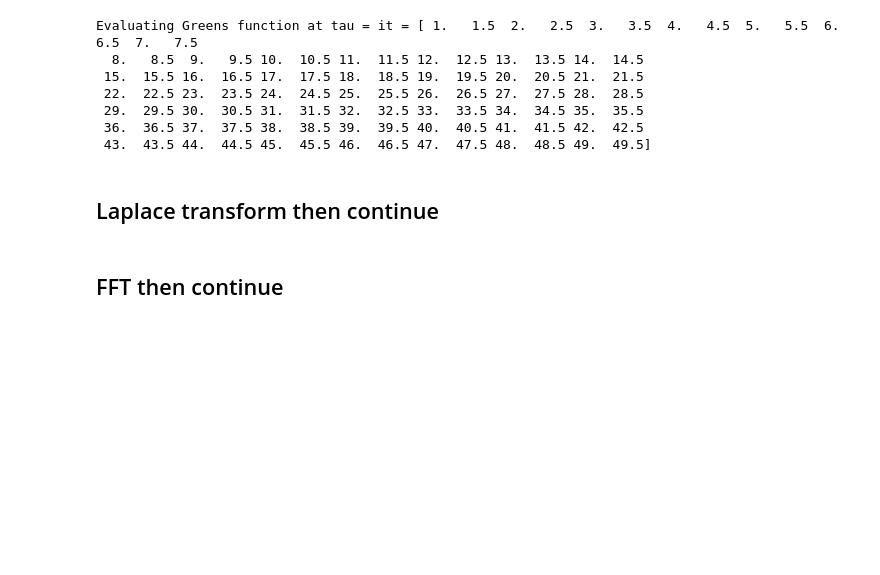
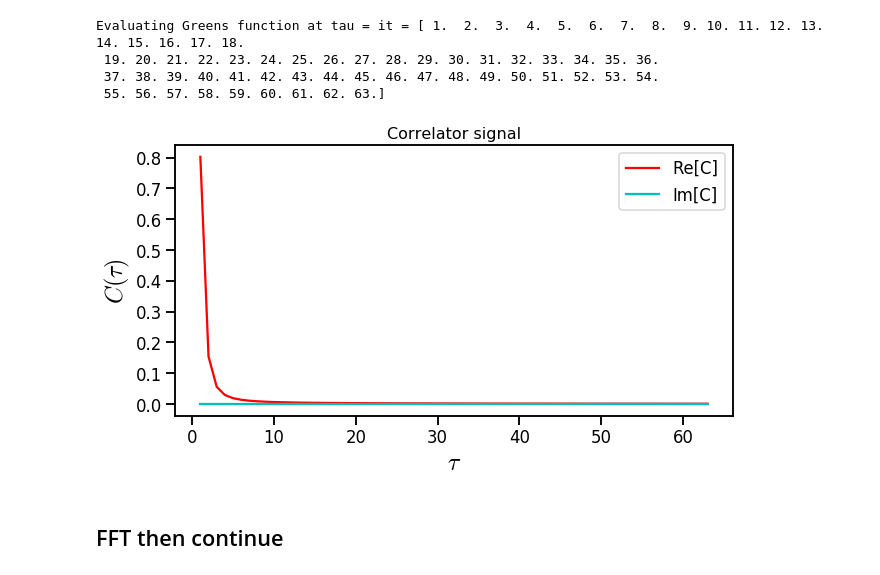
Before and after one commit to poare/lqcd, a Jupyter notebook: spectral/python_scripts/Spectral.ipynb, the cells around one changed output. Cells and saved outputs as stored; diff of their text form; code cells hidden in the pictures; blank space fills up the shorter version.

```diff
--- a/spectral/python_scripts/Spectral.ipynb
+++ b/spectral/python_scripts/Spectral.ipynb
@@ -22 +31,5 @@ signal = lambda t : np.exp(- m * t)# + np.exp(-m2 * t)
+# %%
+def signal(tau):
+    integrand = lambda omega : np.exp(-omega * tau) * rho(omega)
+    return quad(integrand, 0, np.inf)
 # %%
@@ -33,18 +48,15 @@ plt.show()
 # %%
 Nreal = 20000
-omega_bounds = [-10, 10]
-eta = 1e-3
-theta_mp1 = lambda z : 0
+omega_bounds = [-5, 5]
+eta = 1e-2
 np.random.seed(10)
 # taus = np.float64(np.random.choice(np.arange(1, 60), 30))
 # taus = range(40, 60)
-taus = np.arange(1, 50, 0.5)
+# taus = np.arange(1, 50, 0.5)
+taus = np.arange(1, 64, 1.)
 print('Evaluating Greens function at tau = it = ' + str(taus))
 # %% [output]
-Evaluating Greens function at tau = it = [ 1.   1.5  2.   2.5  3.   3.5  4.   4.5  5.   5.5  6.   6.5  7.   7.5
-  8.   8.5  9.   9.5 10.  10.5 11.  11.5 12.  12.5 13.  13.5 14.  14.5
- 15.  15.5 16.  16.5 17.  17.5 18.  18.5 19.  19.5 20.  20.5 21.  21.5
- 22.  22.5 23.  23.5 24.  24.5 25.  25.5 26.  26.5 27.  27.5 28.  28.5
- 29.  29.5 30.  30.5 31.  31.5 32.  32.5 33.  33.5 34.  34.5 35.  35.5
- 36.  36.5 37.  37.5 38.  38.5 39.  39.5 40.  40.5 41.  41.5 42.  42.5
- 43.  43.5 44.  44.5 45.  45.5 46.  46.5 47.  47.5 48.  48.5 49.  49.5]
+Evaluating Greens function at tau = it = [ 1.  2.  3.  4.  5.  6.  7.  8.  9. 10. 11. 12. 13. 14. 15. 16. 17. 18.
+ 19. 20. 21. 22. 23. 24. 25. 26. 27. 28. 29. 30. 31. 32. 33. 34. 35. 36.
+ 37. 38. 39. 40. 41. 42. 43. 44. 45. 46. 47. 48. 49. 50. 51. 52. 53. 54.
+ 55. 56. 57. 58. 59. 60. 61. 62. 63.]
@@ -52,11 +68,17 @@ Evaluating Greens function at tau = it = [ 1.   1.5  2.   2.5  3.   3.5  4.   4.
 # eps = 1e-16
 eps = 0
 Y = np.array([gmp.mpc(0, t) for t in taus])
-C = np.array([gmp.mpc(-signal(t), eps) for t in taus])
+# C = np.array([gmp.mpc(signal(t)) for t in taus])
+Cfloat = np.array([signal(t)[0] + (1j) * signal(t)[1] for t in taus])
+C = np.array([gmp.mpc(val) for val in Cfloat])
 zmesh = np.linspace(omega_bounds[0], omega_bounds[1], num = Nreal)
 zspace = np.array([gmp.mpc(z, eta) for z in zmesh])
-# %% [markdown]
-## Laplace transform then continue
+# %%
+with sns.plotting_context('talk'):
+    fig, ax = plt.subplots(1, figsize = (10, 5))
+    plot_1d_function(ax, taus, Cfloat, fn_label = 'C', ax_label = ['$\\tau$', '$C(\\tau)$'], title = 'Correlator signal')
+# %% [output]
+[figure, added]
 # %% [markdown]
 ## FFT then continue
 # %%
```
Also changed, not shown: parts of 19 cells of this notebook, 16 other files.
